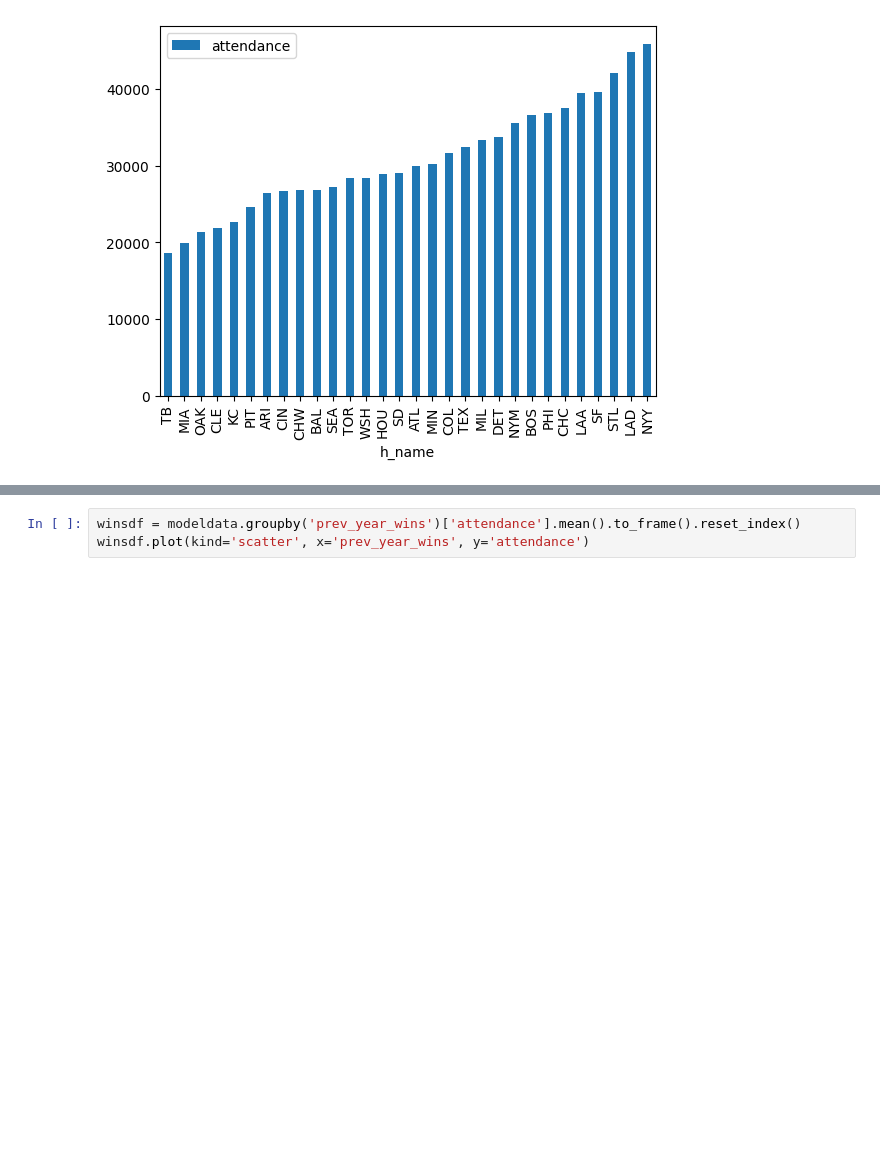
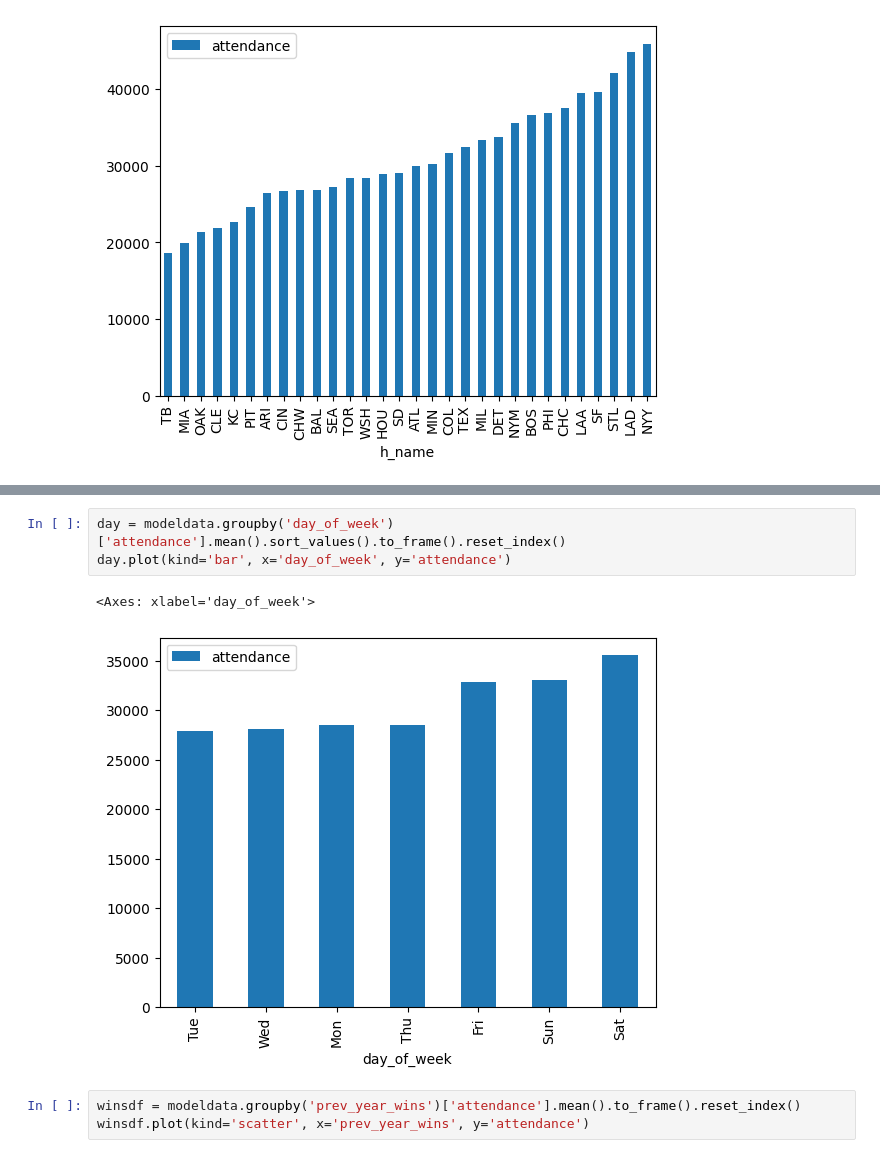
Before and after one commit to tmarchok1/DS440_project, a Jupyter notebook: model_code.ipynb, the cells around one changed output, grey strips where cells are left out. Saved outputs shown, nothing was run; the diff lists cells and outputs as text; blank space fills up the shorter version.

```diff
--- a/model_code.ipynb
+++ b/model_code.ipynb
@@ -32,3 +44,9 @@ v_namedf.plot(kind='bar', y='attendance')
+# %%
+day = modeldata.groupby('day_of_week')['attendance'].mean().sort_values().to_frame().reset_index()
+day.plot(kind='bar', x='day_of_week', y='attendance')
+# %% [output]
+<Axes: xlabel='day_of_week'>
+[figure, added]
 # %%
 winsdf = modeldata.groupby('prev_year_wins')['attendance'].mean().to_frame().reset_index()
 winsdf.plot(kind='scatter', x='prev_year_wins', y='attendance')
```
Also changed, not shown: parts of 2 cells of this notebook.
